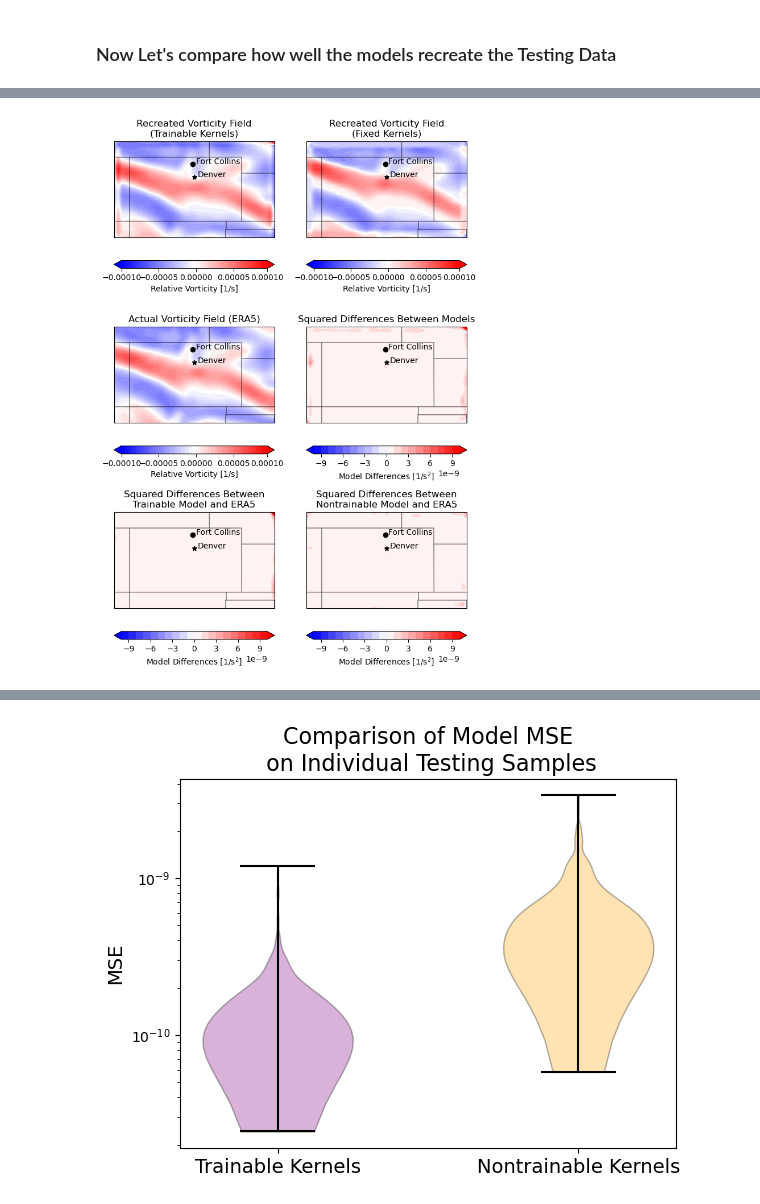
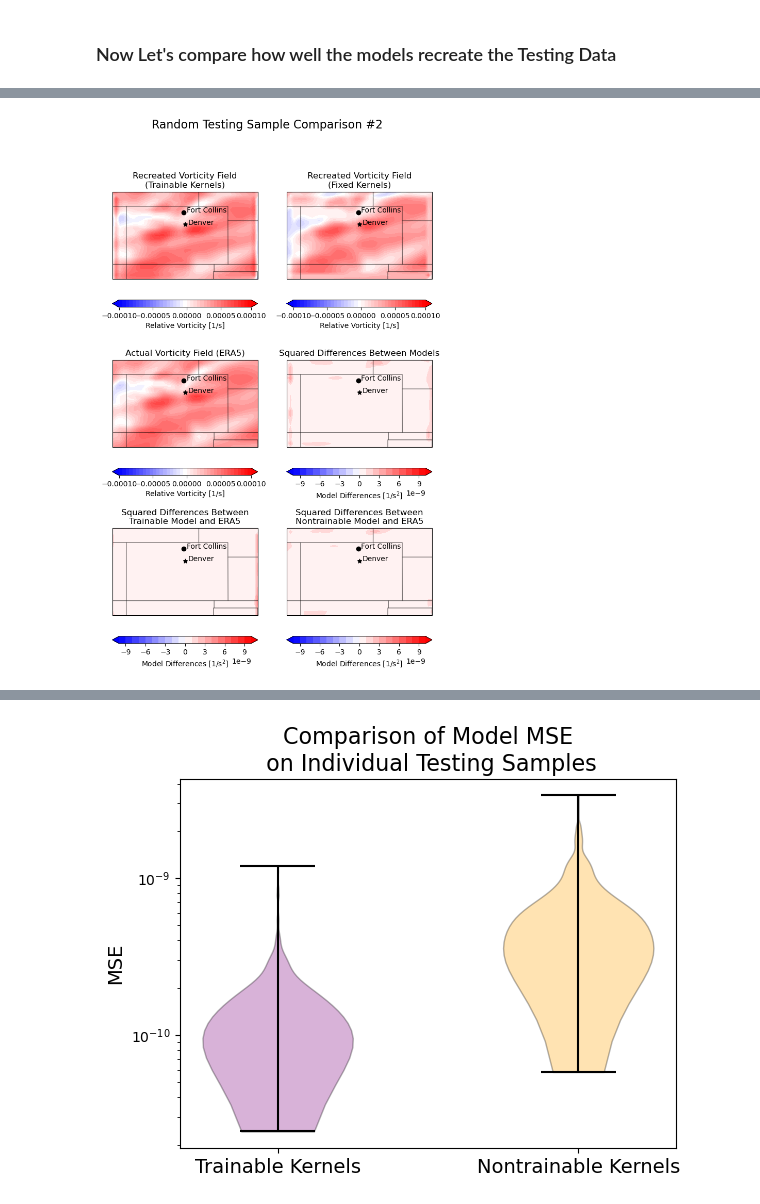
Before and after one commit to JustinRHudson/ATS780_HW2, a Jupyter notebook: CODE/Model_Comparison.ipynb, the cells around one changed output, grey strips where cells are left out. Drawn from its saved outputs; the diff is of its cells as text; code cells hidden in the pictures.

```diff
--- a/CODE/Model_Comparison.ipynb
+++ b/CODE/Model_Comparison.ipynb
@@ -335,3 +353,6 @@ nontrainable_test = fix_filt_model.predict(x_test).squeeze()
+# %%
+# pick 3 random samples from the testing data
+random_test_samples = np.random.randint(0,x_test.shape[0],3)
 # %%
 # Set plot parameters
 levs = np.arange(-1e-4,1e-4,5e-6)
@@ -402,6 +427,6 @@ plt.show()
 # %%
 
-img = 200
+img = random_test_samples[1]
 
 tt_pred = denormalize_data(trainable_test[img],vort_min,vort_max)
 nt_pred = denormalize_data(nontrainable_test[img],vort_min,vort_max)
@@ -431,33 +456,38 @@ plt.colorbar(cf10,orientation = 'horizontal',ticks = cticks, label = 'Relative V
 ax[1,0].set_title('Actual Vorticity Field (ERA5)')
 
 # Axis 1,1 is the differences between the models squared
 ax[1,1].add_feature(cfeature.STATES,alpha = 0.3)
 cf11 = ax[1,1].contourf(lons,lats,model_dif,extend = 'both',cmap = 'bwr',levels = dif_levs)
 plt.colorbar(cf11,orientation = 'horizontal',label = 'Model Differences [1/s$^2$]')
 ax[1,1].set_title('Squared Differences Between Models')
 
 # Axis 2,0 is the difference between the Var Filt Model and the Actual Squared
 ax[2,0].add_feature(cfeature.STATES,alpha = 0.3)
 cf20 = ax[2,0].contourf(lons,lats,actual_tt_dif,extend = 'both',cmap = 'bwr', levels = dif_levs)
 plt.colorbar(cf20,orientation = 'horizontal',label = 'Model Differences [1/s$^2$]')
 ax[2,0].set_title('Squared Differences Between\nTrainable Model and ERA5')
 
 # Axis 2,1 is the difference between the Fix Filt Model and the Actual Squared
 ax[2,1].add_feature(cfeature.STATES,alpha = 0.3)
 cf21 = ax[2,1].contourf(lons,lats,actual_nt_dif,extend = 'both',cmap = 'bwr', levels = dif_levs)
 plt.colorbar(cf21,orientation = 'horizontal',label = 'Model Differences [1/s$^2$]')
 ax[2,1].set_title('Squared Differences Between\nNontrainable Model and ERA5')
 
 for a in ax:
     for b in a:
         b.scatter(-104.9903,39.7392,color = 'k',marker = '*')
         b.text(-104.8,39.7392,'Denver',color = 'k')
         b.scatter(-105.0844,40.5853,color = 'k')
         b.text(-104.9,40.5853,'Fort Collins')
 
+plt.suptitle("Random Testing Sample Comparison #2",fontsize = 16)
+
+os.chdir(figure_path)
+plt.savefig("Testing_Sample_Comp_2.png",dpi = 400,bbox_inches = 'tight')
+
 
 plt.show()
 # %% [output]
-[figure, old version]
+[figure, new version]
 # %%
 
```
Also changed, not shown: parts of 10 cells of this notebook.
